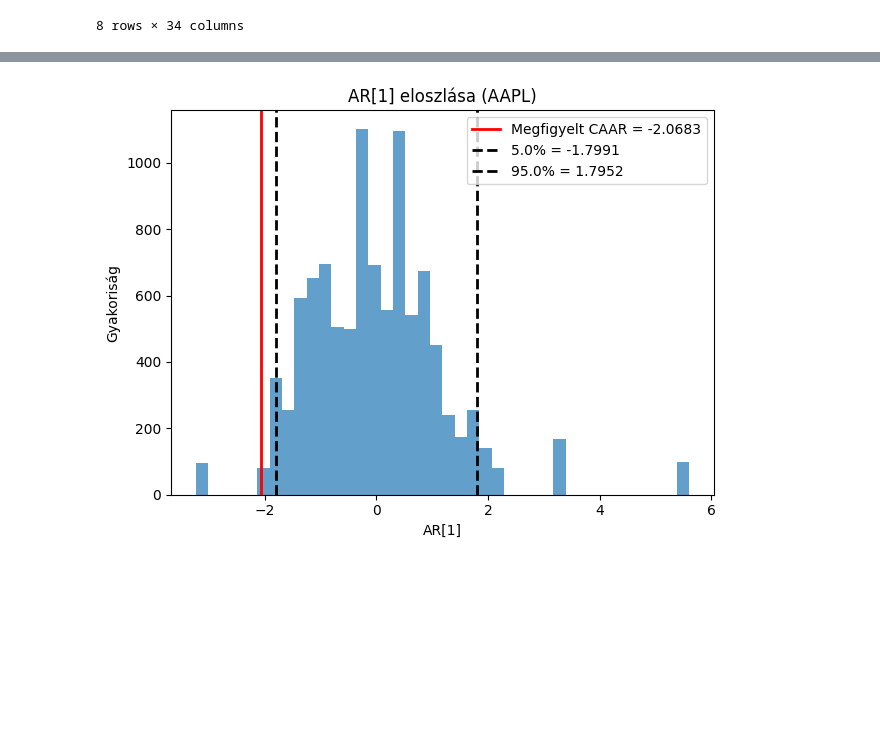
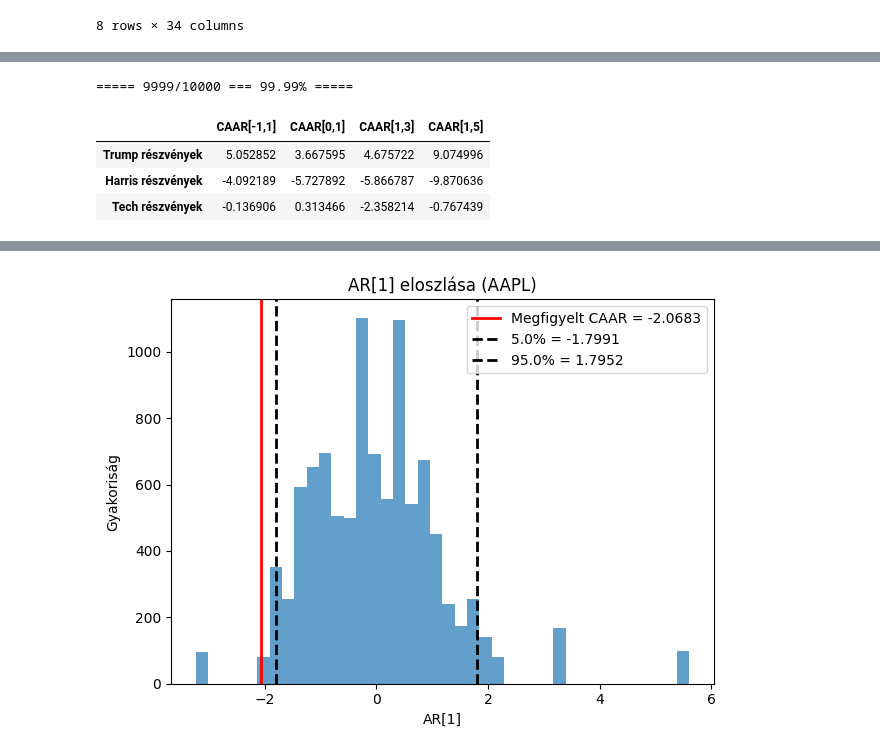
Before and after one commit to orsimarcell/Trump-effect-on-US-stocks, a Jupyter notebook: event_study.ipynb, the cells around one changed output, grey strips where cells are left out. Cells and saved outputs as stored; diff of their text form; code cells hidden in the pictures; blank space fills up the shorter version.

```diff
--- a/event_study.ipynb
+++ b/event_study.ipynb
@@ -267,0 +391,72 @@ sign_AAR_stocks_tech=(pval_AAR_stocks_tech<0.05).sum(axis=1)/pval_AAR_stocks_tec
+# %%
+# Bootstrap for CAAR grouped
+CAAR_m1_p1_trump_boot=list()
+CAAR_m1_p1_harris_boot=list()
+CAAR_m1_p1_tech_boot=list()
+
+CAAR_0_p1_trump_boot=list()
+CAAR_0_p1_harris_boot=list()
+CAAR_0_p1_tech_boot=list()
+
+CAAR_p1_p3_trump_boot=list()
+CAAR_p1_p3_harris_boot=list()
+CAAR_p1_p3_tech_boot=list()
+
+CAAR_p1_p5_trump_boot=list()
+CAAR_p1_p5_harris_boot=list()
+CAAR_p1_p5_tech_boot=list()
+
+M=10_000
+
+for i in range(M):
+    print(f"===== {i}/{M} === {100*i/M:.2f}% =====",end="\r")
+    AR_boot=AR_estim.sample(8,replace=True).reset_index(drop=True)
+    AR_boot.index-=2
+
+    CAAR_m1_p1_trump_boot.append(AR_boot.loc[AR_boot.index.to_series().between(-1,1),stocks_trump].mean(axis=1).sum())
+    CAAR_m1_p1_harris_boot.append(AR_boot.loc[AR_boot.index.to_series().between(-1,1),stocks_harris].mean(axis=1).sum())
+    CAAR_m1_p1_tech_boot.append(AR_boot.loc[AR_boot.index.to_series().between(-1,1),stocks_tech].mean(axis=1).sum())
+
+    CAAR_0_p1_trump_boot.append(AR_boot.loc[AR_boot.index.to_series().between(0,1),stocks_trump].mean(axis=1).sum())
+    CAAR_0_p1_harris_boot.append(AR_boot.loc[AR_boot.index.to_series().between(0,1),stocks_harris].mean(axis=1).sum())
+    CAAR_0_p1_tech_boot.append(AR_boot.loc[AR_boot.index.to_series().between(0,1),stocks_tech].mean(axis=1).sum())
+
+    CAAR_p1_p3_trump_boot.append(AR_boot.loc[AR_boot.index.to_series().between(1,3),stocks_trump].mean(axis=1).sum())
+    CAAR_p1_p3_harris_boot.append(AR_boot.loc[AR_boot.index.to_series().between(1,3),stocks_harris].mean(axis=1).sum())
+    CAAR_p1_p3_tech_boot.append(AR_boot.loc[AR_boot.index.to_series().between(1,3),stocks_tech].mean(axis=1).sum())
+
+    CAAR_p1_p5_trump_boot.append(AR_boot.loc[AR_boot.index.to_series().between(1,5),stocks_trump].mean(axis=1).sum())
+    CAAR_p1_p5_harris_boot.append(AR_boot.loc[AR_boot.index.to_series().between(1,5),stocks_harris].mean(axis=1).sum())
+    CAAR_p1_p5_tech_boot.append(AR_boot.loc[AR_boot.index.to_series().between(1,5),stocks_tech].mean(axis=1).sum())
+
+
+CAAR_grouped_output_dict={
+    "Trump részvények":[
+        AR_event.loc[AR_event.index.to_series().between(-1,1),stocks_trump].mean(axis=1).sum(),
+        AR_event.loc[AR_event.index.to_series().between(0,1),stocks_trump].mean(axis=1).sum(),
+        AR_event.loc[AR_event.index.to_series().between(1,3),stocks_trump].mean(axis=1).sum(),
+        AR_event.loc[AR_event.index.to_series().between(1,5),stocks_trump].mean(axis=1).sum()
+    ],
+    "Harris részvények":[
+        AR_event.loc[AR_event.index.to_series().between(-1,1),stocks_harris].mean(axis=1).sum(),
+        AR_event.loc[AR_event.index.to_series().between(0,1),stocks_harris].mean(axis=1).sum(),
+        AR_event.loc[AR_event.index.to_series().between(1,3),stocks_harris].mean(axis=1).sum(),
+        AR_event.loc[AR_event.index.to_series().between(1,5),stocks_harris].mean(axis=1).sum()
+    ],
+    "Tech részvények":[
+        AR_event.loc[AR_event.index.to_series().between(-1,1),stocks_tech].mean(axis=1).sum(),
+        AR_event.loc[AR_event.index.to_series().between(0,1),stocks_tech].mean(axis=1).sum(),
+        AR_event.loc[AR_event.index.to_series().between(1,3),stocks_tech].mean(axis=1).sum(),
+        AR_event.loc[AR_event.index.to_series().between(1,5),stocks_tech].mean(axis=1).sum()
+    ],
+}
+
+CAAR_grouped_output=pd.DataFrame(CAAR_grouped_output_dict.values(),index=CAAR_grouped_output_dict.keys(),columns=["CAAR[-1,1]","CAAR[0,1]","CAAR[1,3]","CAAR[1,5]"])
+CAAR_grouped_output.to_excel("Tables/CAAR grouped.xlsx",sheet_name="CAAR grouped")
+CAAR_grouped_output.head()
+# %% [output]
+===== 9999/10000 === 99.99% =====
+|  | CAAR[-1,1] | CAAR[0,1] | CAAR[1,3] | CAAR[1,5] |
+| Trump részvények | 5.052852 | 3.667595 | 4.675722 | 9.074996 |
+| Harris részvények | -4.092189 | -5.727892 | -5.866787 | -9.870636 |
+| Tech részvények | -0.136906 | 0.313466 | -2.358214 | -0.767439 |
```
Also changed, not shown: parts of 15 cells of this notebook.
